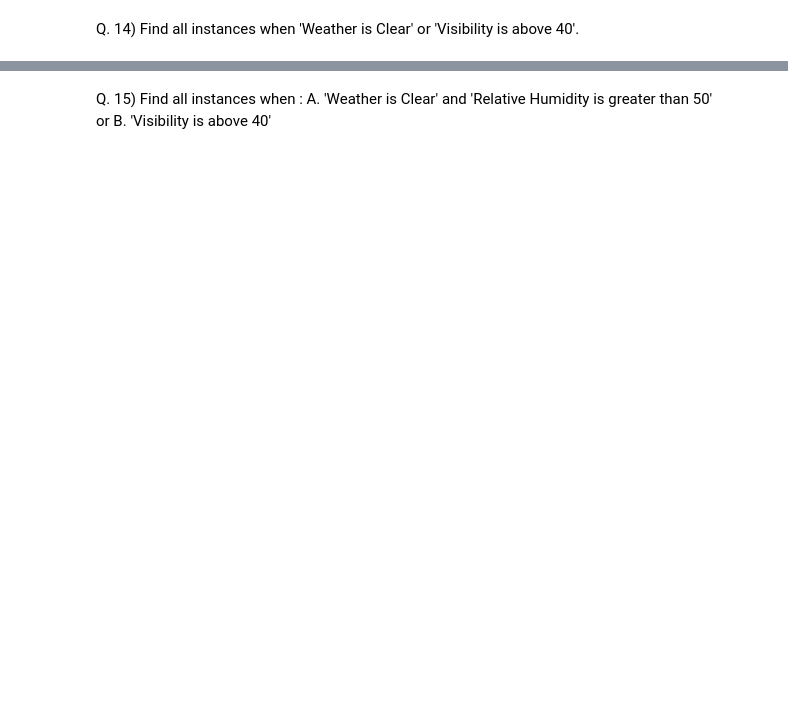
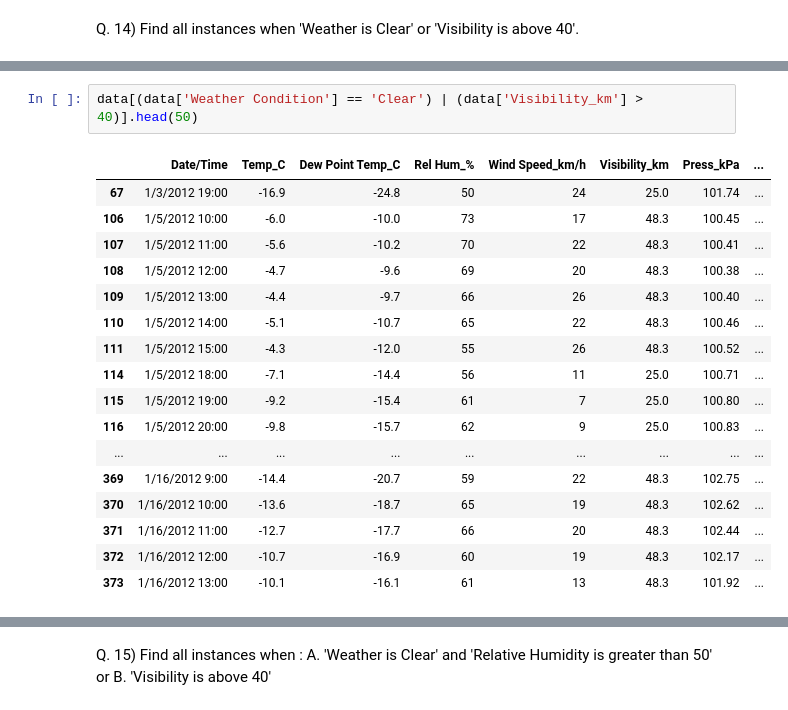
Before and after one commit to BinaryWhizz/Data-Analysis, a Jupyter notebook: Data Analysis 02/02_project.ipynb, the cells around one changed output, grey strips where cells are left out. Drawn from its saved outputs; the diff is of its cells as text; blank space fills up the shorter version.

Commit message:
Updated Data Analysis 02 weather project

```diff
--- a/Data Analysis 02/02_project.ipynb
+++ b/Data Analysis 02/02_project.ipynb
@@ -381,0 +489,20 @@ Q. 14) Find all instances when 'Weather is Clear' or 'Visibility is above 40'.
+# %%
+data[(data['Weather Condition'] == 'Clear') | (data['Visibility_km'] > 40)].head(50)
+# %% [output]
+|  | Date/Time | Temp_C | Dew Point Temp_C | Rel Hum_% | Wind Speed_km/h | Visibility_km | Press_kPa | ... |
+| 67 | 1/3/2012 19:00 | -16.9 | -24.8 | 50 | 24 | 25.0 | 101.74 | ... |
+| 106 | 1/5/2012 10:00 | -6.0 | -10.0 | 73 | 17 | 48.3 | 100.45 | ... |
+| 107 | 1/5/2012 11:00 | -5.6 | -10.2 | 70 | 22 | 48.3 | 100.41 | ... |
+| 108 | 1/5/2012 12:00 | -4.7 | -9.6 | 69 | 20 | 48.3 | 100.38 | ... |
+| 109 | 1/5/2012 13:00 | -4.4 | -9.7 | 66 | 26 | 48.3 | 100.40 | ... |
+| 110 | 1/5/2012 14:00 | -5.1 | -10.7 | 65 | 22 | 48.3 | 100.46 | ... |
+| 111 | 1/5/2012 15:00 | -4.3 | -12.0 | 55 | 26 | 48.3 | 100.52 | ... |
+| 114 | 1/5/2012 18:00 | -7.1 | -14.4 | 56 | 11 | 25.0 | 100.71 | ... |
+| 115 | 1/5/2012 19:00 | -9.2 | -15.4 | 61 | 7 | 25.0 | 100.80 | ... |
+| 116 | 1/5/2012 20:00 | -9.8 | -15.7 | 62 | 9 | 25.0 | 100.83 | ... |
+| ... | ... | ... | ... | ... | ... | ... | ... | ... |
+| 369 | 1/16/2012 9:00 | -14.4 | -20.7 | 59 | 22 | 48.3 | 102.75 | ... |
+| 370 | 1/16/2012 10:00 | -13.6 | -18.7 | 65 | 19 | 48.3 | 102.62 | ... |
+| 371 | 1/16/2012 11:00 | -12.7 | -17.7 | 66 | 20 | 48.3 | 102.44 | ... |
+| 372 | 1/16/2012 12:00 | -10.7 | -16.9 | 60 | 19 | 48.3 | 102.17 | ... |
+| 373 | 1/16/2012 13:00 | -10.1 | -16.1 | 61 | 13 | 48.3 | 101.92 | ... |
```
Also changed, not shown: parts of 9 cells of this notebook.
